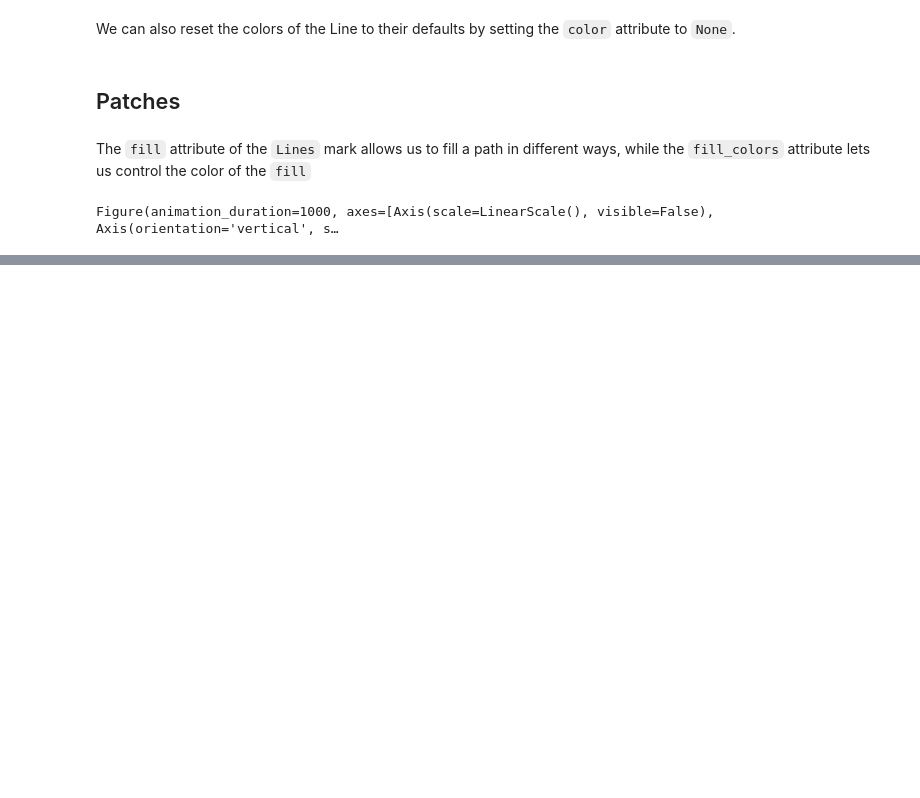
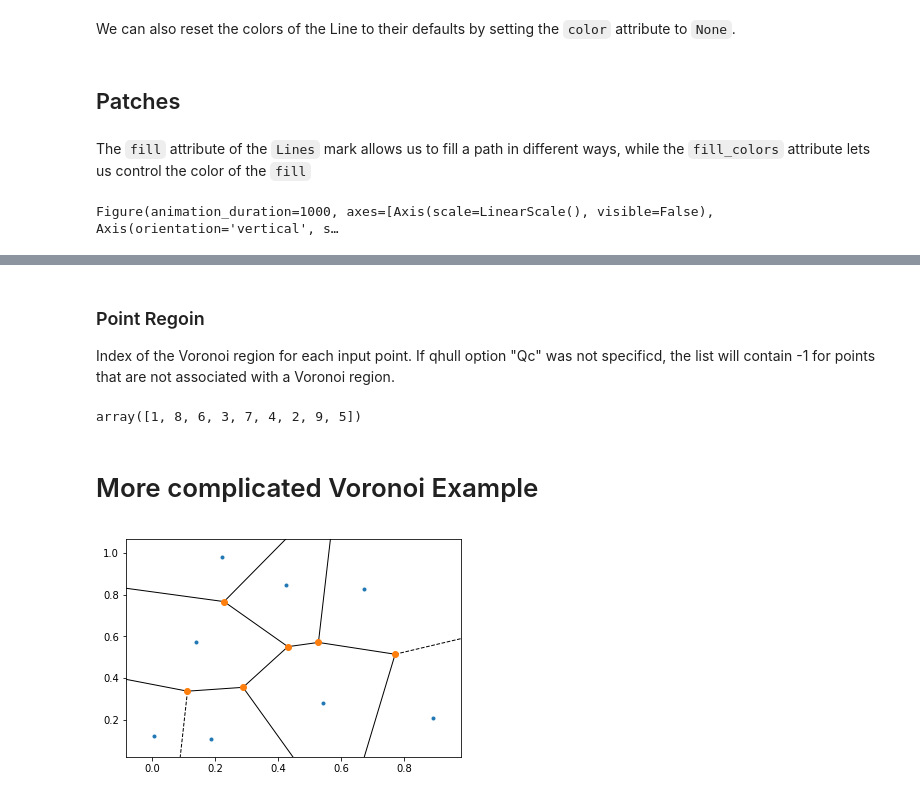
Before and after one commit to ismms-himc/codex_spatial_spleen, a Jupyter notebook: notebooks/Path_Example_using_Lines.ipynb, the cells around one changed output, grey strips where cells are left out. Drawn from its saved outputs; the diff is of its cells as text; code cells hidden in the pictures; blank space fills up the shorter version.

```diff
--- a/notebooks/Path_Example_using_Lines.ipynb
+++ b/notebooks/Path_Example_using_Lines.ipynb
@@ -166,0 +271,20 @@ patch.close_path = True
+# %% [markdown]
+### Point Regoin
+Index of the Voronoi region for each input point. If qhull option "Qc" was not specificd, the list will contain -1 for points that are not associated with a Voronoi region.
+# %%
+vor.point_region
+# %% [output]
+array([1, 8, 6, 3, 7, 4, 2, 9, 5])
+# %% [markdown]
+# More complicated Voronoi Example
+# %%
+import matplotlib.pyplot as plt
+np.random.seed(seed=100)
+points = np.random.rand(8,2) #random
+# %%
+from scipy.spatial import Voronoi, voronoi_plot_2d
+vor = Voronoi(points)
+# %%
+fig = voronoi_plot_2d(vor)
+# %% [output]
+[figure, added]
```
Also changed, not shown: parts of 24 cells of this notebook.
